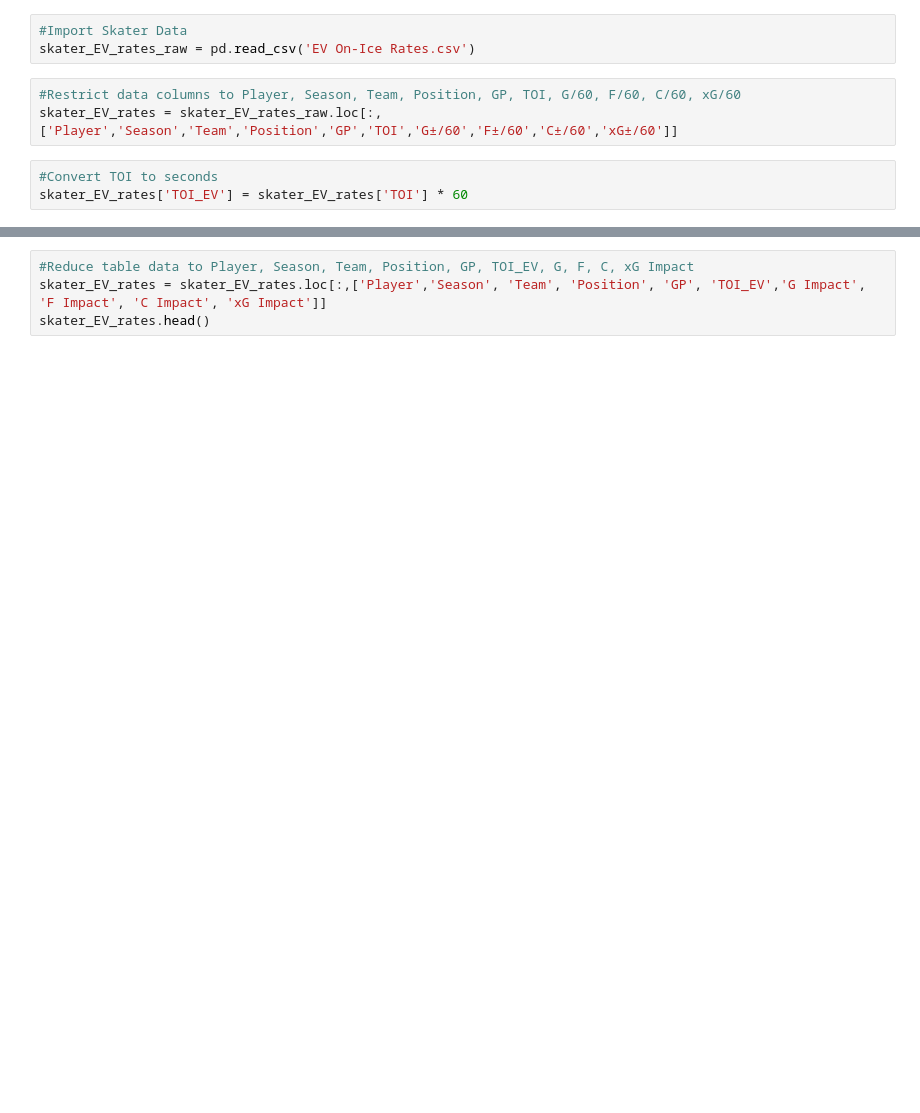
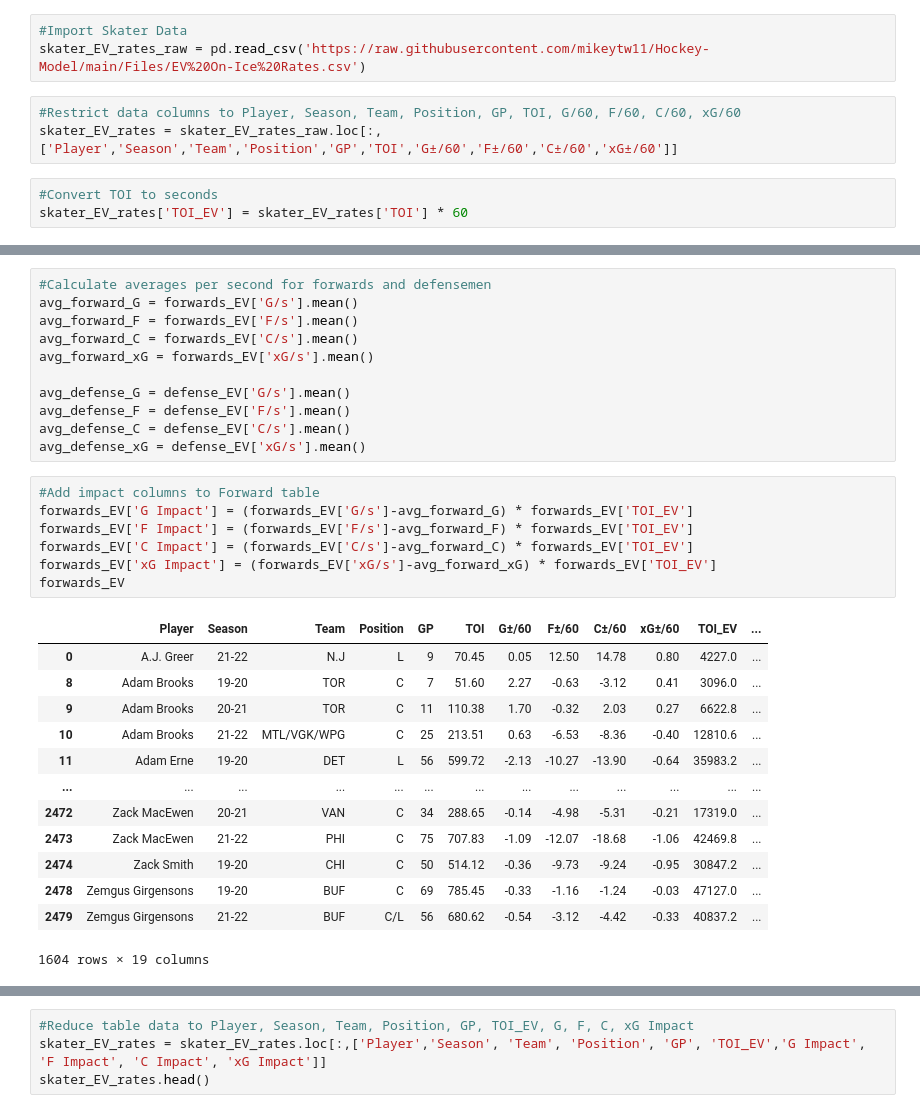
Before and after one commit to mikeytw11/Hockey-Model, a Jupyter notebook: Pre_Season_Model.ipynb, the cells around one changed output, grey strips where cells are left out. Saved outputs shown, nothing was run; the diff lists cells and outputs as text; blank space fills up the shorter version.

```diff
--- a/Pre_Season_Model.ipynb
+++ b/Pre_Season_Model.ipynb
@@ -7,7 +7,7 @@ import matplotlib.pyplot as plt
 import seaborn as sns
 # %%
 #Import Skater Data
-skater_EV_rates_raw = pd.read_csv('EV On-Ice Rates.csv')
+skater_EV_rates_raw = pd.read_csv('https://raw.githubusercontent.com/mikeytw11/Hockey-Model/main/Files/EV%20On-Ice%20Rates.csv')
 # %%
 #Restrict data columns to Player, Season, Team, Position, GP, TOI, G/60, F/60, C/60, xG/60
 skater_EV_rates = skater_EV_rates_raw.loc[:,['Player','Season','Team','Position','GP','TOI','G±/60','F±/60','C±/60','xG±/60']]
@@ -34,0 +58,32 @@ defense_EV.head()
+# %%
+#Calculate averages per second for forwards and defensemen
+avg_forward_G = forwards_EV['G/s'].mean()
+avg_forward_F = forwards_EV['F/s'].mean()
+avg_forward_C = forwards_EV['C/s'].mean()
+avg_forward_xG = forwards_EV['xG/s'].mean()
+
+avg_defense_G = defense_EV['G/s'].mean()
+avg_defense_F = defense_EV['F/s'].mean()
+avg_defense_C = defense_EV['C/s'].mean()
+avg_defense_xG = defense_EV['xG/s'].mean()
+# %%
+#Add impact columns to Forward table
+forwards_EV['G Impact'] = (forwards_EV['G/s']-avg_forward_G) * forwards_EV['TOI_EV']
+forwards_EV['F Impact'] = (forwards_EV['F/s']-avg_forward_F) * forwards_EV['TOI_EV']
+forwards_EV['C Impact'] = (forwards_EV['C/s']-avg_forward_C) * forwards_EV['TOI_EV']
+forwards_EV['xG Impact'] = (forwards_EV['xG/s']-avg_forward_xG) * forwards_EV['TOI_EV']
+forwards_EV
+# %% [output]
+|  | Player | Season | Team | Position | GP | TOI | G±/60 | F±/60 | C±/60 | xG±/60 | TOI_EV | ... |
+| 0 | A.J. Greer | 21-22 | N.J | L | 9 | 70.45 | 0.05 | 12.50 | 14.78 | 0.80 | 4227.0 | ... |
+| 8 | Adam Brooks | 19-20 | TOR | C | 7 | 51.60 | 2.27 | -0.63 | -3.12 | 0.41 | 3096.0 | ... |
+| 9 | Adam Brooks | 20-21 | TOR | C | 11 | 110.38 | 1.70 | -0.32 | 2.03 | 0.27 | 6622.8 | ... |
+| 10 | Adam Brooks | 21-22 | MTL/VGK/WPG | C | 25 | 213.51 | 0.63 | -6.53 | -8.36 | -0.40 | 12810.6 | ... |
+| 11 | Adam Erne | 19-20 | DET | L | 56 | 599.72 | -2.13 | -10.27 | -13.90 | -0.64 | 35983.2 | ... |
+| ... | ... | ... | ... | ... | ... | ... | ... | ... | ... | ... | ... | ... |
+| 2472 | Zack MacEwen | 20-21 | VAN | C | 34 | 288.65 | -0.14 | -4.98 | -5.31 | -0.21 | 17319.0 | ... |
+| 2473 | Zack MacEwen | 21-22 | PHI | C | 75 | 707.83 | -1.09 | -12.07 | -18.68 | -1.06 | 42469.8 | ... |
+| 2474 | Zack Smith | 19-20 | CHI | C | 50 | 514.12 | -0.36 | -9.73 | -9.24 | -0.95 | 30847.2 | ... |
+| 2478 | Zemgus Girgensons | 19-20 | BUF | C | 69 | 785.45 | -0.33 | -1.16 | -1.24 | -0.03 | 47127.0 | ... |
+| 2479 | Zemgus Girgensons | 21-22 | BUF | C/L | 56 | 680.62 | -0.54 | -3.12 | -4.42 | -0.33 | 40837.2 | ... |
+1604 rows × 19 columns
```
Also changed, not shown: parts of 8 cells of this notebook.
